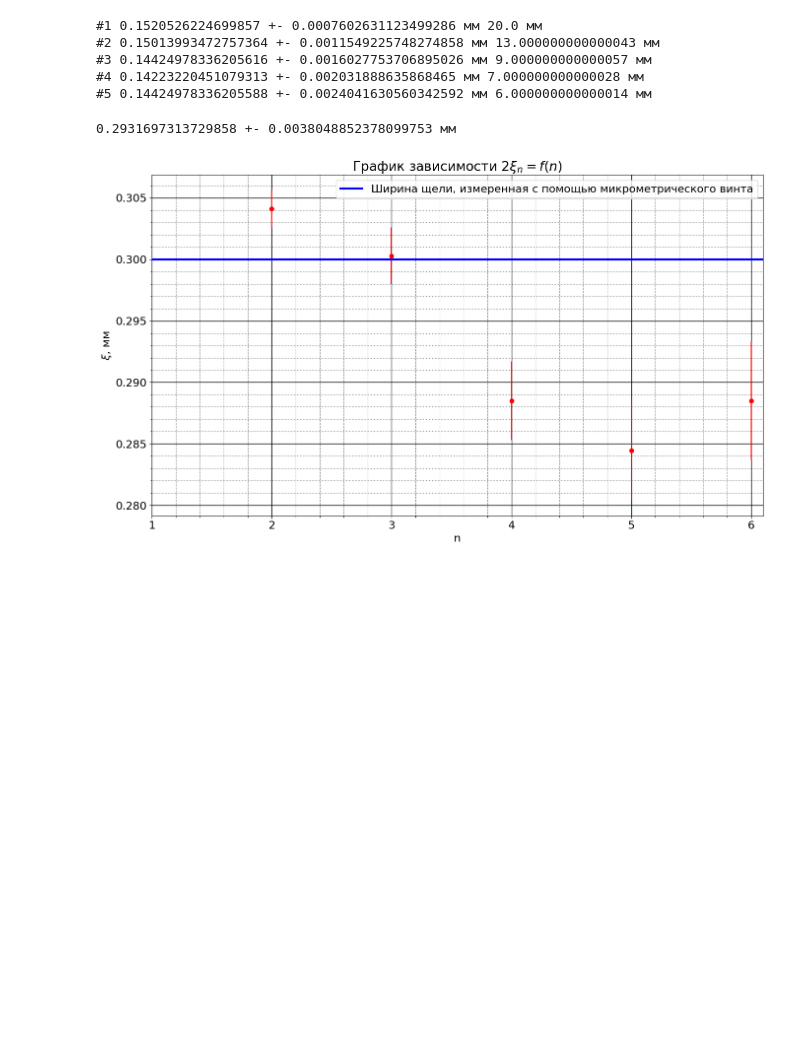
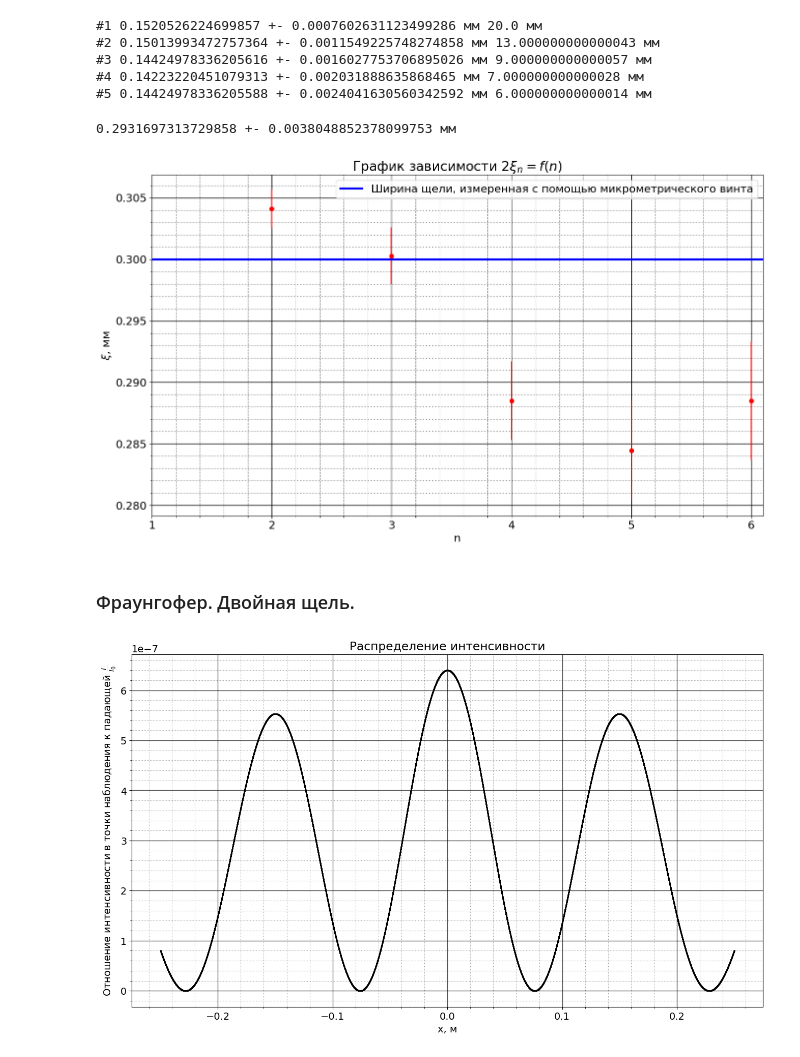
Before and after one commit to ArtemMaslov/mipt_labs, a Jupyter notebook: 1 - 4.3.1/Обработка.ipynb, the cells around one changed output. Cells and saved outputs as stored; diff of their text form; code cells hidden in the pictures; blank space fills up the shorter version.

```diff
--- a/1 - 4.3.1/Обработка.ipynb
+++ b/1 - 4.3.1/Обработка.ipynb
@@ -250,3 +252,76 @@ plt.savefig('Изображения/xi_f(n).png')
 plt.show()
 # %% [output]
 [figure]
+# %% [markdown]
+### Фраунгофер. Двойная щель.
+# %%
+mpl.rcParams['font.size'] = 14 # Управление стилем, в данном случаем - размером шрифта
+
+# Создаем фигуру
+plt.figure(figsize=(16,9))
+
+# Подписываем оси и график
+plt.title(r"Распределение интенсивности")
+plt.xlabel(r"x, м")
+plt.ylabel("Отношение интенсивности в точки наблюдения к падающей $\\frac{I}{I_0}$")
+
+# Добавляем данные
+x = np.linspace(-0.25, 0.25, 40000) # м
+wave_length =578e-9 # м
+k = 2*m.pi/wave_length
+
+d1 = 400e-6 # м
+d2 = 400e-6 # м
+D  = 1500e-6 # м
+A0 = 1
+
+z = 500 # м
+
+def Intesive(xi, x):
+    return m.cos(k / (2 * z) * (x - xi)**2)
+
+def IntesiveSin(xi, x):
+    return m.sin(k / (2 * z) * (x - xi)**2)
+
+y = []
+
+xi_1 = -d1 - D/2
+xi_2 = D / 2
+
+for _x in x:
+    I1 = quad(Intesive, xi_1, xi_1 + d1, args = (_x))[0] + 1j * quad(IntesiveSin, xi_1, xi_1 + d1, args = (_x))[0]
+    I2 = quad(Intesive, xi_2, xi_2 + d2, args = (_x))[0] + 1j * quad(IntesiveSin, xi_2, xi_2 + d2, args = (_x))[0]
+
+    I = abs(I1 + I2)**2
+
+    y.append(I)
+
+y = np.array(y)
+
+plt.plot(x, y, '.', color = 'k', markersize = 1)
+
+# Активируем сетку
+ax = plt.subplot()
+ax.minorticks_on()
+
+#  Определяем внешний вид линий основной сетки:
+ax.grid(which = 'major', color = 'k', linewidth = 1)
+
+#  Определяем внешний вид линий вспомогательной
+#  сетки:
+ax.grid(which = 'minor', color = 'k', linestyle = ':')
+
+plt.grid(visible = True, which = 'major', axis = 'both', alpha = 0.7)
+plt.grid(visible = True, which = 'minor', axis = 'both', alpha = 0.4)
+
+# Активируем легенду графика
+#plt.legend()
+
+# Сохраняем изображение в текущую директорию
+plt.savefig('Int_I.png')
+
+# Внимание, запускаете вашу программу как сценарий, то что бы показать график
+# Используйте эту команду
+plt.show()
+# %% [output]
+[figure, added]
```
Also changed, not shown: parts of 3 cells of this notebook, 3 other files.
